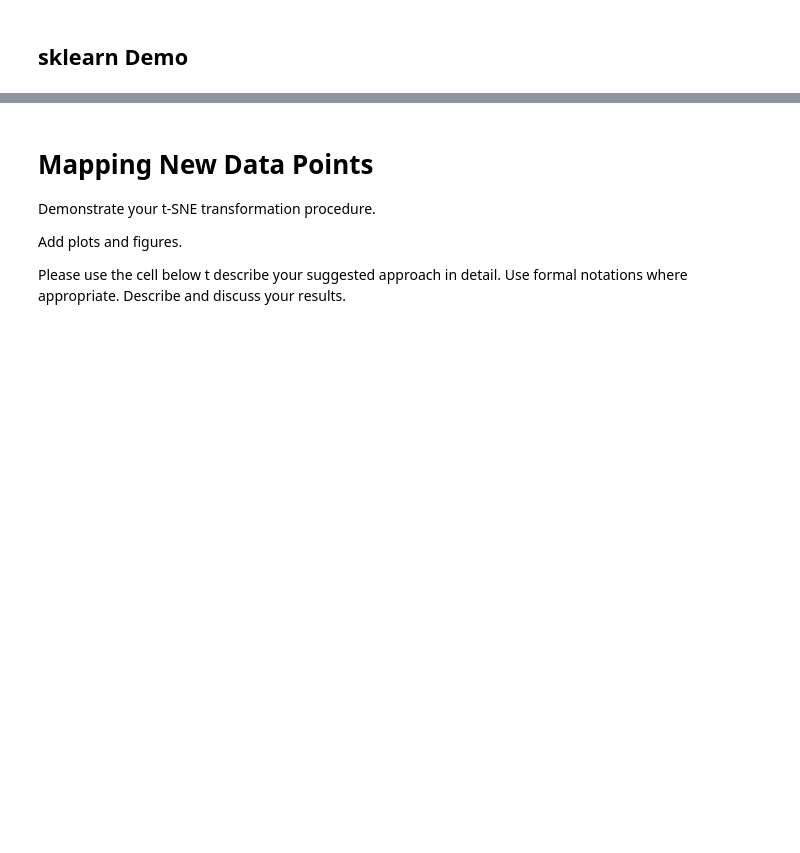
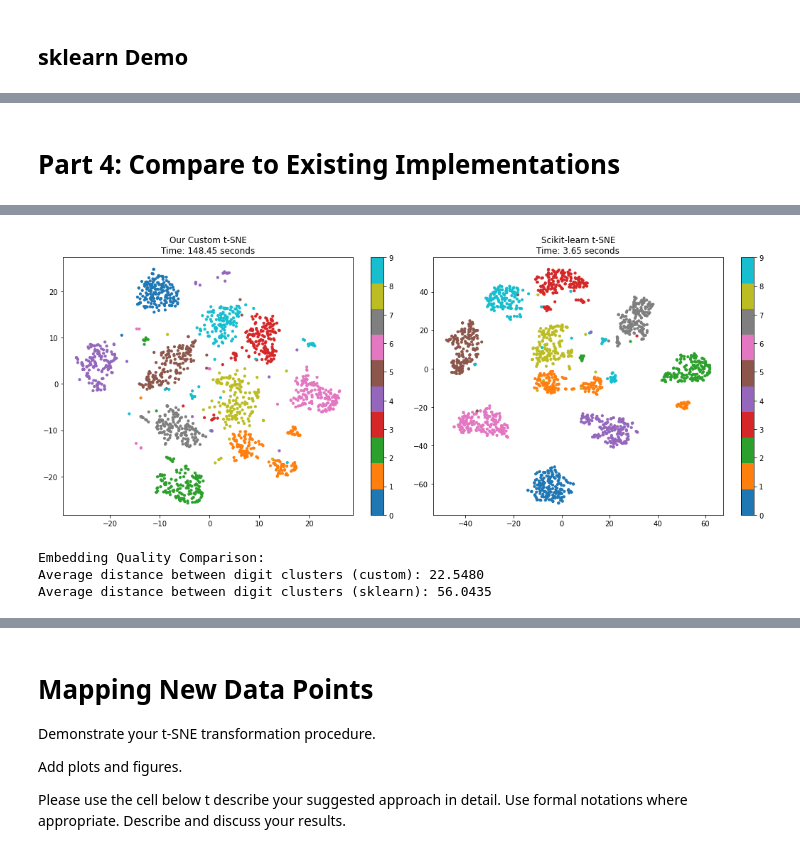
Before and after one commit to OdedHellman/MLDS-Advance-ML, a Jupyter notebook: assignment1/3945_2025B_HW1_t_SNE.ipynb, the cells around one changed output, grey strips where cells are left out. Drawn from its saved outputs; the diff is of its cells as text; code cells hidden in the pictures; blank space fills up the shorter version.

Commit message:
Updated descriptions and Compare to Existing Implementations code and visuals

```diff
--- a/assignment1/3945_2025B_HW1_t_SNE.ipynb
+++ b/assignment1/3945_2025B_HW1_t_SNE.ipynb
@@ -366,0 +407,68 @@ plt.show()
+# %% [markdown]
+# Part 4: Compare to Existing Implementations
+# %%
+import time
+
+# Measure time for scikit-learn implementation
+start_time = time.time()
+sklearn_tsne = TSNE(n_components=2, perplexity=30.0, n_iter=1000, learning_rate=200.0, random_state=42)
+Y_train_sklearn = sklearn_tsne.fit_transform(X_train.copy())
+sklearn_time = time.time() - start_time
+print(f"Scikit-learn t-SNE took {sklearn_time:.2f} seconds")
+
+# Compare with our custom implementation
+# We already have Y_train from our custom implementation, let's measure the time again
+start_time = time.time()
+tsne = CustomTSNE(n_iter=1000, learning_rate=200)
+Y_train_custom = tsne.fit_transform(X_train.copy())
+custom_time = time.time() - start_time
+print(f"Our custom t-SNE took {custom_time:.2f} seconds")
+
+# Visual comparison side by side
+plt.figure(figsize=(15, 6))
+
+# Plot custom t-SNE
+plt.subplot(1, 2, 1)
+plt.scatter(Y_train_custom[:, 0], Y_train_custom[:, 1], c=y_train, cmap='tab10', s=10)
+plt.title(f'Our Custom t-SNE\nTime: {custom_time:.2f} seconds')
+plt.colorbar()
+
+# Plot scikit-learn t-SNE
+plt.subplot(1, 2, 2)
+plt.scatter(Y_train_sklearn[:, 0], Y_train_sklearn[:, 1], c=y_train, cmap='tab10', s=10)
+plt.title(f'Scikit-learn t-SNE\nTime: {sklearn_time:.2f} seconds')
+plt.colorbar()
+
+plt.tight_layout()
+plt.show()
+
+# Simple metric for embedding quality: average distance between different digits
+def avg_distance_between_classes(embeddings, labels):
+    import numpy as np
+    unique_labels = np.unique(labels)
+    centers = []
+
+    # Calculate center of each digit class
+    for label in unique_labels:
+        centers.append(np.mean(embeddings[labels == label], axis=0))
+
+    centers = np.array(centers)
+
+    # Calculate average distance between centers
+    total_dist = 0
+    count = 0
+    for i in range(len(centers)):
+        for j in range(i+1, len(centers)):
+            total_dist += np.sqrt(np.sum((centers[i] - centers[j])**2))
+            count += 1
+
+    return total_dist / count
+
+# Calculate quality metrics
+dist_custom = avg_distance_between_classes(Y_train_custom, y_train)
+dist_sklearn = avg_distance_between_classes(Y_train_sklearn, y_train)
+
+print("\nEmbedding Quality Comparison:")
+print(f"Average distance between digit clusters (custom): {dist_custom:.4f}")
+print(f"Average distance between digit clusters (sklearn): {dist_sklearn:.4f}")
+# %% [output]
@@ -366,0 +477,4 @@ plt.show()
+[figure, added]
+Embedding Quality Comparison:
+Average distance between digit clusters (custom): 22.5480
+Average distance between digit clusters (sklearn): 56.0435
```
Also changed, not shown: parts of 7 cells of this notebook.
